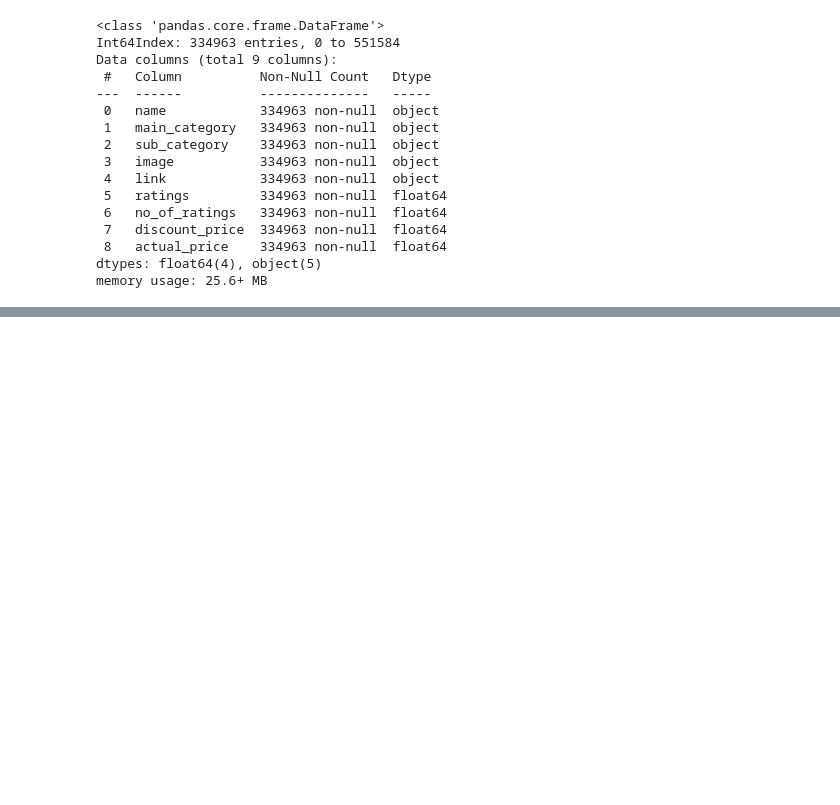
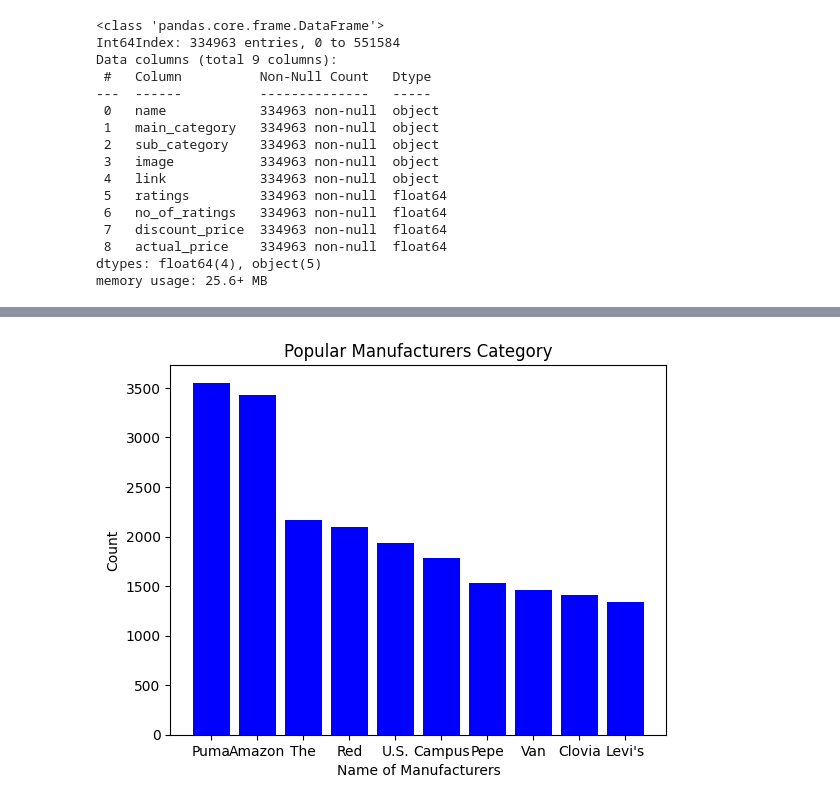
Before and after one commit to shila-sahoo/cloudxlab-projects, a Jupyter notebook: amazon_products.ipynb, the cells around one changed output, grey strips where cells are left out. Drawn from its saved outputs; the diff is of its cells as text; code cells hidden in the pictures; blank space fills up the shorter version.

```diff
--- a/amazon_products.ipynb
+++ b/amazon_products.ipynb
@@ -240,18 +239,11 @@ plt.show()
 # %%
 #Popular manufacturers - top 10
-#!pip install chart_studio
-import plotly.express as px
-import plotly.graph_objects as go
 
 values = amazon_data["manufacturer"].value_counts().keys().tolist()[:10]
 counts = amazon_data["manufacturer"].value_counts().tolist()[:10]
-fig = go.Figure(
-    data=[go.Bar(y = counts, x = values)],
-    layout_title_text="<b>Popular Manufacturers Category</b>"
-)
-fig.update_layout(
-    yaxis_title = "Count",
-    xaxis_title = "Name of Manufacturers"
-)
-fig.show()
+plt.bar(values, counts, color='blue')
+plt.title("Popular Manufacturers Category")
+plt.xlabel("Name of Manufacturers")
+plt.ylabel("Count")
+plt.show()
 # %% [output]
@@ -259,3 +250,4 @@ fig.show()
+[figure, added]
 # %%
 # Different main categories present
 amazon_data["main_category"].unique()
```
Also changed, not shown: parts of 12 cells of this notebook.
